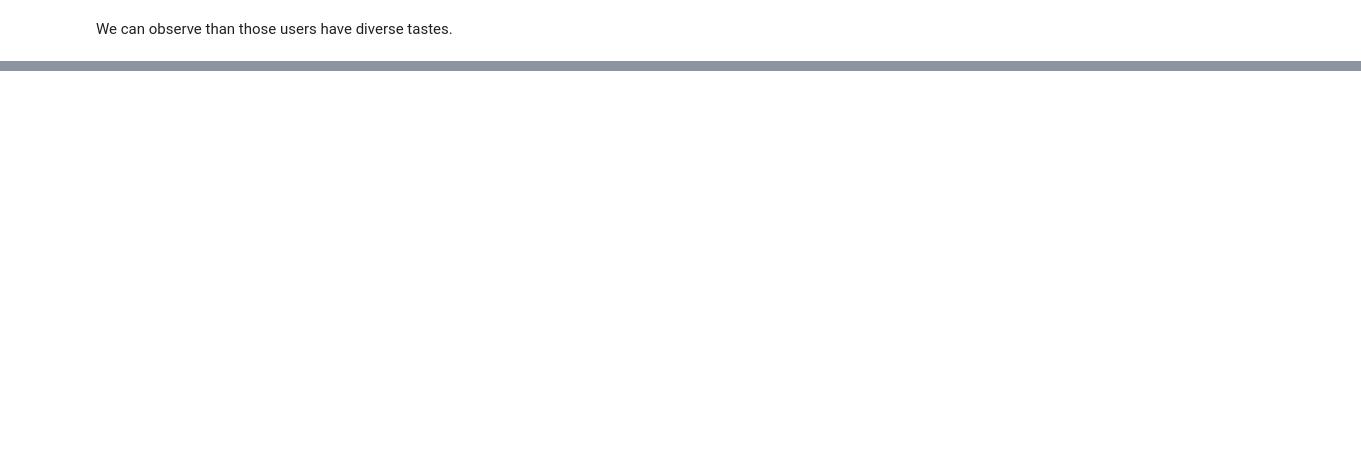
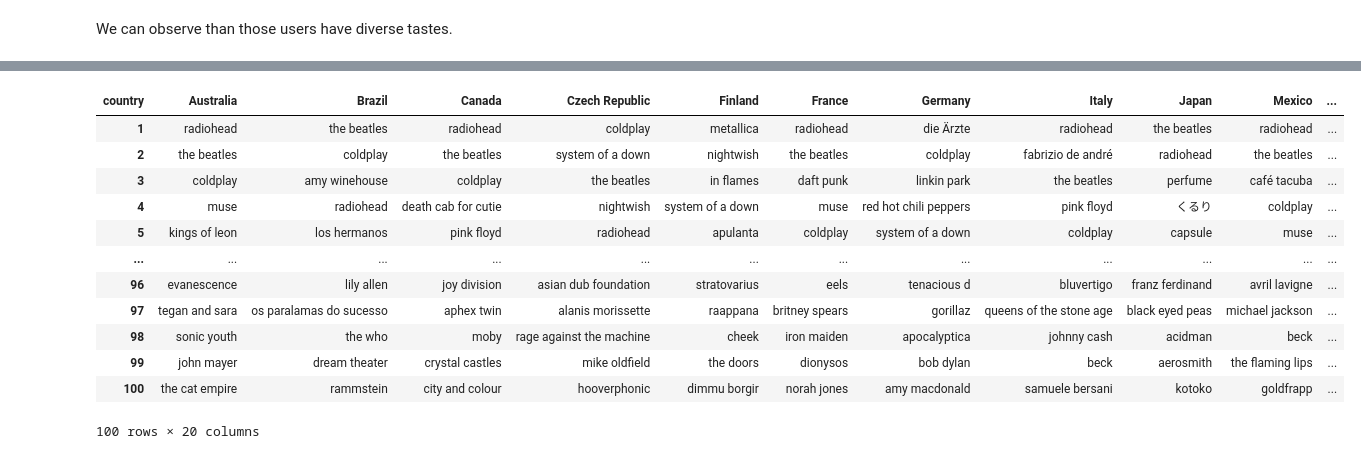
Before and after one commit to TimofeevAlex/LastFM, a Jupyter notebook: exploratory_analysis.ipynb, the cells around one changed output, grey strips where cells are left out. Saved outputs shown, nothing was run; the diff lists cells and outputs as text; code cells hidden in the pictures; blank space fills up the shorter version.

```diff
--- a/exploratory_analysis.ipynb
+++ b/exploratory_analysis.ipynb
@@ -827,0 +1025,2 @@ We can observe than those users have diverse tastes.
+# %%
+top_100_artists_per_country_list = top_artists_by_country.groupby('country')['artist_id'].apply(list)
@@ -827,0 +1261,18 @@ We can observe than those users have diverse tastes.
+# %%
+pd.DataFrame(index=range(1, 101),
+             columns = top_100_artists_per_country_list.index,
+             data=np.vectorize(convert_to_name)(top_100_country_20))
+# %% [output]
+| country | Australia | Brazil | Canada | Czech Republic | Finland | France | Germany | Italy | Japan | Mexico | ... |
+| 1 | radiohead | the beatles | radiohead | coldplay | metallica | radiohead | die Ärzte | radiohead | the beatles | radiohead | ... |
+| 2 | the beatles | coldplay | the beatles | system of a down | nightwish | the beatles | coldplay | fabrizio de andré | radiohead | the beatles | ... |
+| 3 | coldplay | amy winehouse | coldplay | the beatles | in flames | daft punk | linkin park | the beatles | perfume | café tacuba | ... |
+| 4 | muse | radiohead | death cab for cutie | nightwish | system of a down | muse | red hot chili peppers | pink floyd | くるり | coldplay | ... |
+| 5 | kings of leon | los hermanos | pink floyd | radiohead | apulanta | coldplay | system of a down | coldplay | capsule | muse | ... |
+| ... | ... | ... | ... | ... | ... | ... | ... | ... | ... | ... | ... |
+| 96 | evanescence | lily allen | joy division | asian dub foundation | stratovarius | eels | tenacious d | bluvertigo | franz ferdinand | avril lavigne | ... |
+| 97 | tegan and sara | os paralamas do sucesso | aphex twin | alanis morissette | raappana | britney spears | gorillaz | queens of the stone age | black eyed peas | michael jackson | ... |
+| 98 | sonic youth | the who | moby | rage against the machine | cheek | iron maiden | apocalyptica | johnny cash | acidman | beck | ... |
+| 99 | john mayer | dream theater | crystal castles | mike oldfield | the doors | dionysos | bob dylan | beck | aerosmith | the flaming lips | ... |
+| 100 | the cat empire | rammstein | city and colour | hooverphonic | dimmu borgir | norah jones | amy macdonald | samuele bersani | kotoko | goldfrapp | ... |
+100 rows × 20 columns
```
Also changed, not shown: parts of 66 cells of this notebook.
